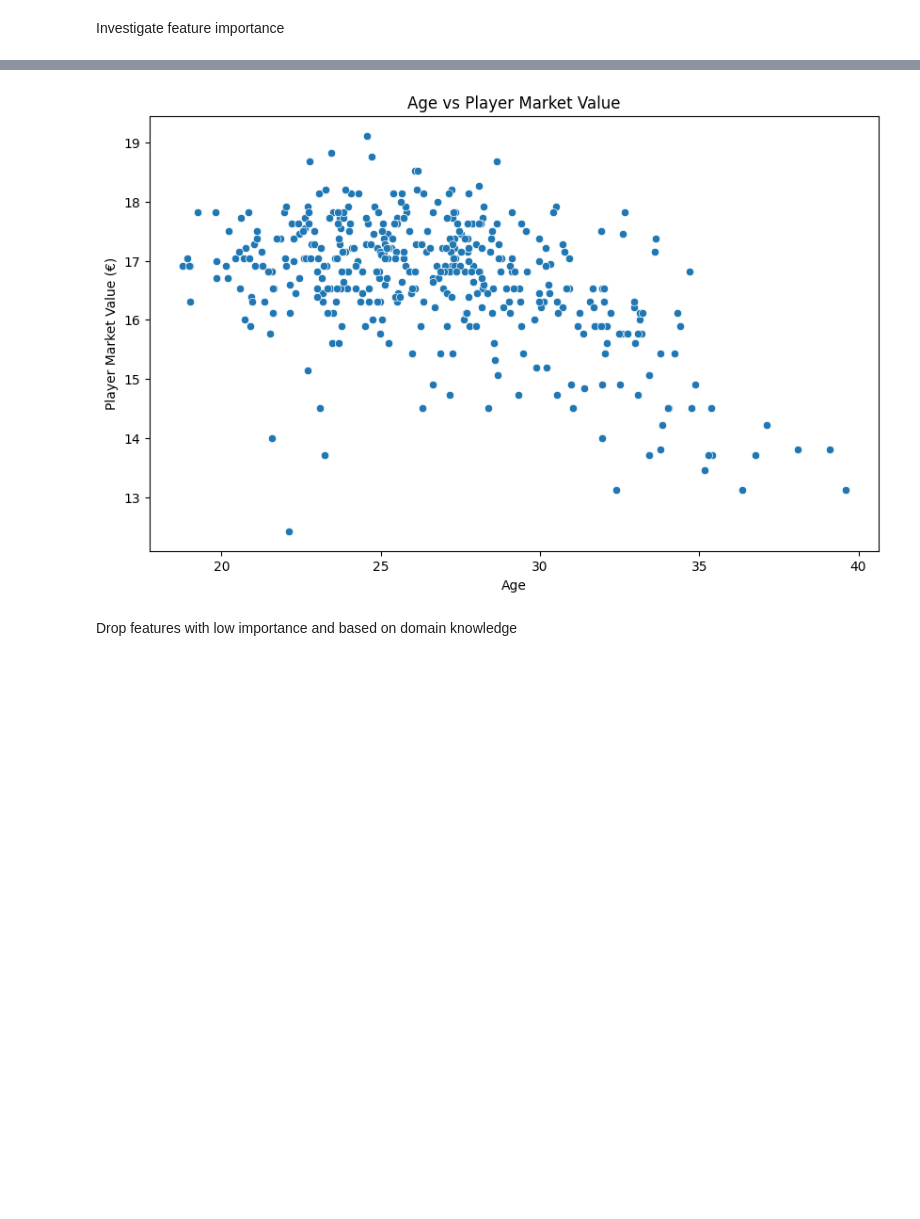
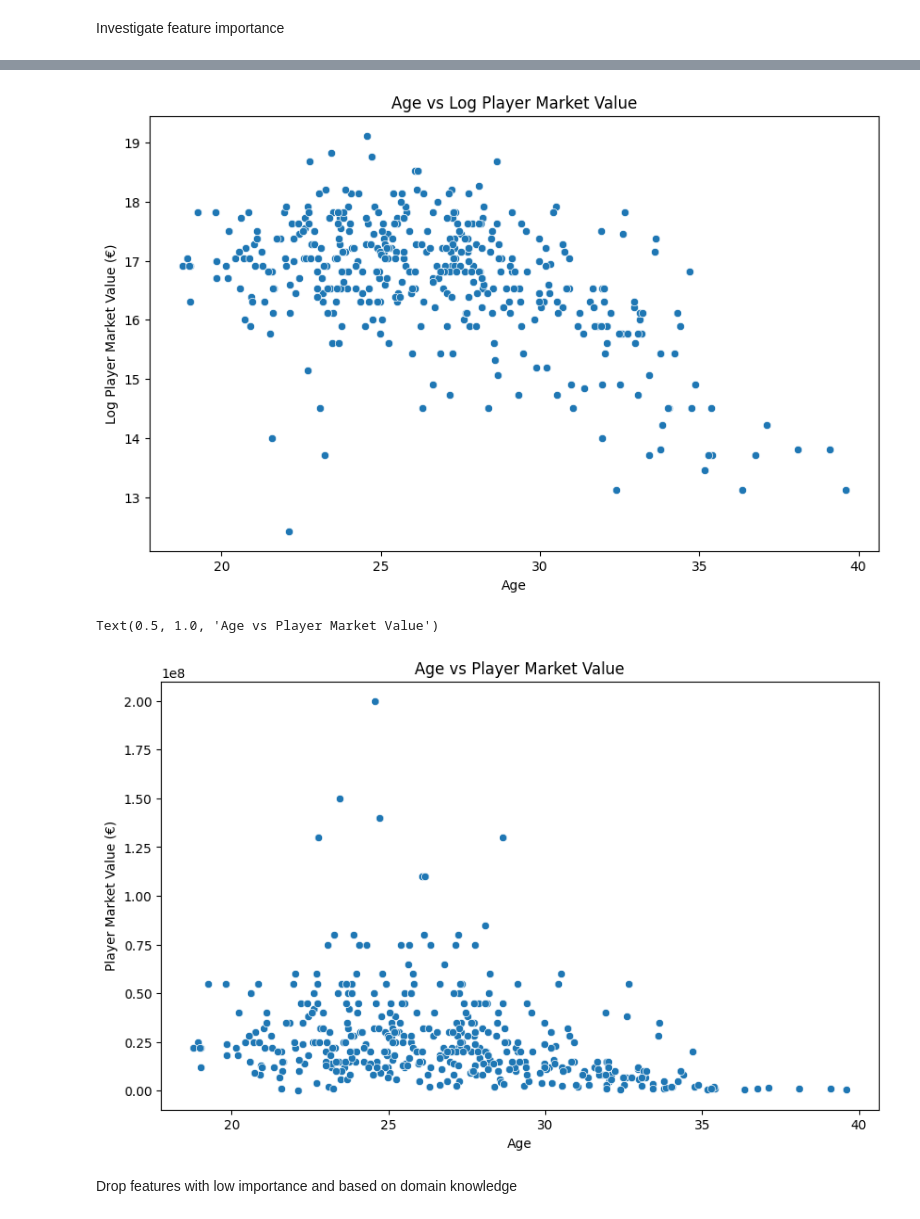
Before and after one commit to ruicongg/deadline-day, a Jupyter notebook: preprocessing.ipynb, the cells around one changed output, grey strips where cells are left out. Cells and saved outputs as stored; diff of their text form; code cells hidden in the pictures; blank space fills up the shorter version.

```diff
--- a/preprocessing.ipynb
+++ b/preprocessing.ipynb
@@ -293,13 +363,22 @@ plt.show()
 # %%
 # Visualise age against player_market_value_euro
 plt.figure(figsize=(10, 6))
 sns.scatterplot(x=outfield_df['age'], y=outfield_df['player_market_value_euro'])
 plt.xlabel('Age')
+plt.ylabel('Log Player Market Value (€)')
+plt.title('Age vs Log Player Market Value')
+plt.show()
+
+# Visualise as un-logged valuation
+plt.figure(figsize=(10, 6))
+sns.scatterplot(x=outfield_df['age'], y=np.exp(outfield_df['player_market_value_euro']))
+plt.xlabel('Age')
 plt.ylabel('Player Market Value (€)')
 plt.title('Age vs Player Market Value')
-plt.show()
 # %% [output]
-[figure, old version]
+[figure, new version]
+Text(0.5, 1.0, 'Age vs Player Market Value')
+[figure, added]
 # %% [markdown]
 Drop features with low importance and based on domain knowledge
 # %%
```
Also changed, not shown: parts of 8 cells of this notebook, 4 other files.
